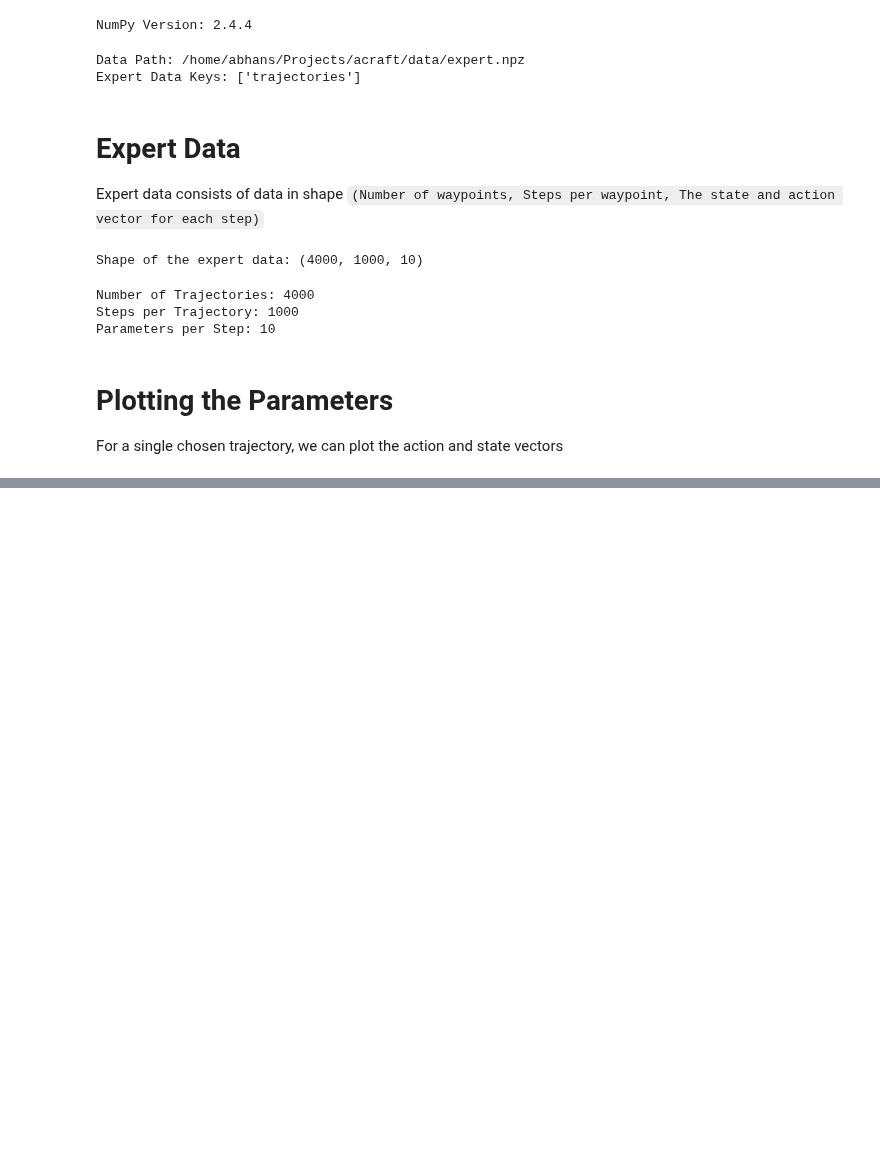
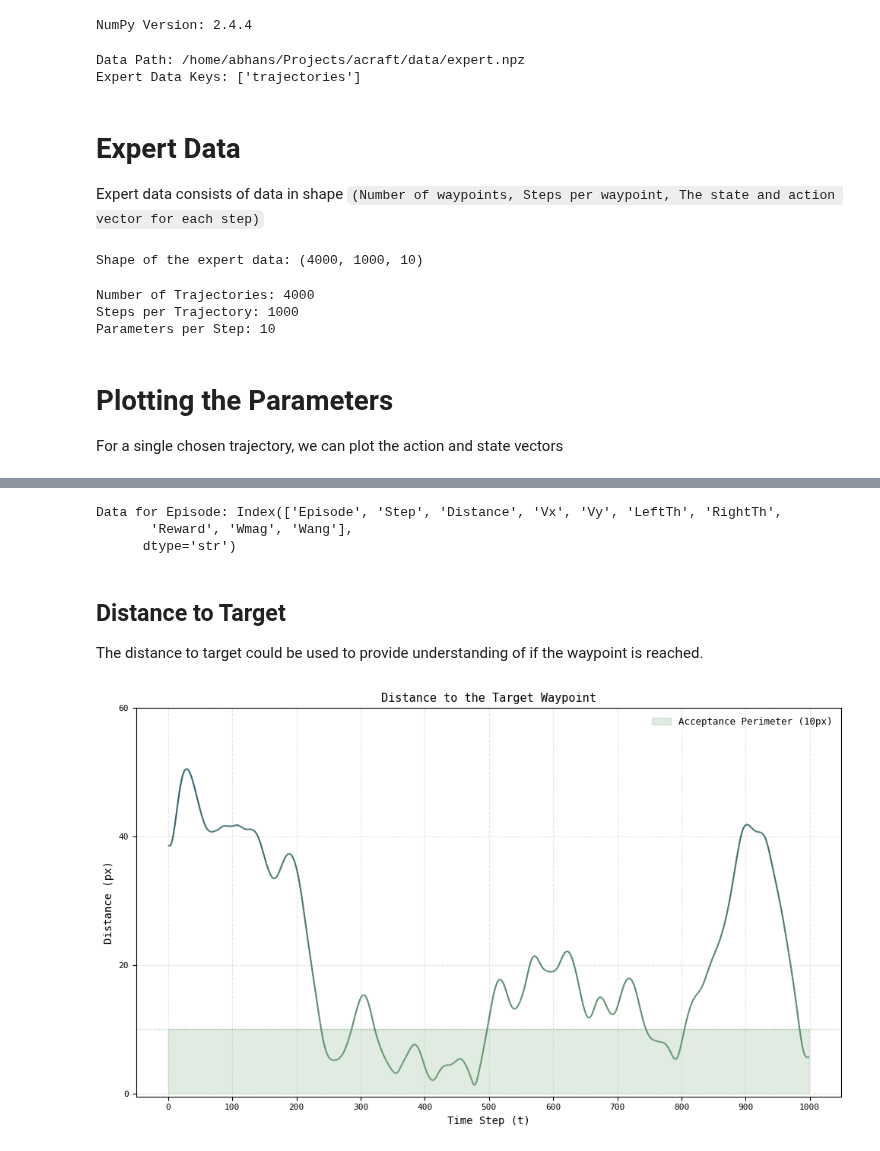
Before and after one commit to abhans/acraft, a Jupyter notebook: docs/analysis.ipynb, the cells around one changed output, grey strips where cells are left out. Cells and saved outputs as stored; diff of their text form; code cells hidden in the pictures; blank space fills up the shorter version.

```diff
--- a/docs/analysis.ipynb
+++ b/docs/analysis.ipynb
@@ -435,0 +172,3 @@ Video(f"exTrajDrone[{trajIdx}].mp4", embed=True)
+# %%
+dTelemetry = pd.read_csv(TEST / "telemetry.csv")
+dTelemetry.head()
@@ -435,0 +188,3 @@ Video(f"exTrajDrone[{trajIdx}].mp4", embed=True)
+# %%
+dTelemetry.drop(columns=["X", "Y", "Theta", "Omega"], inplace=True)
+print(f"Columns to be used: {dTelemetry.columns}")
@@ -435,0 +195,5 @@ Video(f"exTrajDrone[{trajIdx}].mp4", embed=True)
+# %%
+EPISODE: int = 2
+dEpisode = dTelemetry[dTelemetry["Episode"] == EPISODE]
+print(f"Data for Episode: {EPISODE}")
+dEpisode.head()
@@ -435,0 +208,62 @@ Video(f"exTrajDrone[{trajIdx}].mp4", embed=True)
+# %%
+dEpisode["Wmag"] = np.hypot(dEpisode["Wx"], dEpisode["Wy"])
+dEpisode["Wang"] = np.degrees(np.arctan2(dEpisode["Wy"], dEpisode["Wx"]))
+
+dEpisode["Wang"] = (dEpisode["Wang"] + 360.0) % 360.0
+dEpisode.drop(columns=["Wx", "Wy"], inplace=True)
+print(f"Data for Episode: {dEpisode.columns}")
+# %% [output]
+Data for Episode: Index(['Episode', 'Step', 'Distance', 'Vx', 'Vy', 'LeftTh', 'RightTh',
+       'Reward', 'Wmag', 'Wang'],
+      dtype='str')
+# %% [markdown]
+## Distance to Target
+
+The distance to target could be used to provide understanding of if the waypoint is reached.
+# %%
+from matplotlib.collections import LineCollection
+from matplotlib.colors import LinearSegmentedColormap
+
+steps: pd.Series = dEpisode["Step"]
+distance = dEpisode["Distance"].values
+
+plt.figure(figsize=(10, 6))
+
+# ------------ PLOT: Acceptance Perimeter (10px) ------------
+plt.fill_between(
+    steps,
+    0, 10,
+    color=AQUA,
+    alpha=0.2,
+    label="Acceptance Perimeter (10px)"
+)
+plt.axhline(y=10, color=AQUA, linestyle=":", alpha=0.5, linewidth=1)
+
+# ------------ PLOT: Distance (Gradient) ------------
+cmap = LinearSegmentedColormap.from_list(
+    "DistanceColormap",
+    [AQUA, SEAFOAM]
+)
+
+points = np.array([steps, distance]).T.reshape(-1, 1, 2)
+segments = np.concatenate([points[:-1], points[1:]], axis=1)
+norm = plt.Normalize(vmin=0, vmax=distance.max())
+
+lc = LineCollection(segments, cmap=cmap, norm=norm, linewidths=1.5)
+lc.set_array(distance)
+plt.gca().add_collection(lc)
+
+plt.title("Distance to the Target Waypoint", fontsize=11)
+plt.xlabel("Time Step (t)", fontsize=10)
+plt.ylabel("Distance (px)", fontsize=10)
+
+plt.xticks(np.arange(0, steps.max() + 100, 100), fontsize=8)
+plt.yticks(np.arange(-0, dEpisode["Distance"].max() + 20, 20), fontsize=8)
+
+plt.legend(loc="upper right", fontsize=9, shadow=False, frameon=False)
+
+plt.grid(True, linestyle='--', alpha=0.3)
+plt.tight_layout()
+plt.show()
+# %% [output]
+[figure, added]
```
Also changed, not shown: parts of 25 cells of this notebook, 2 other files.
